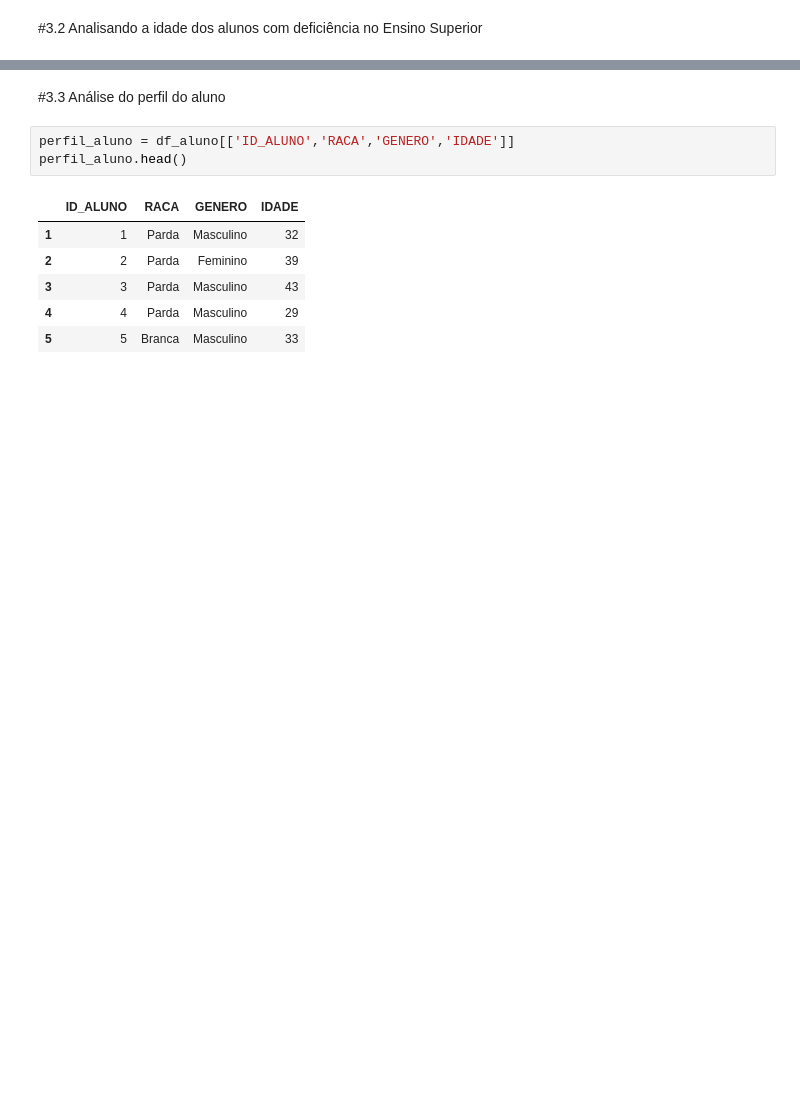
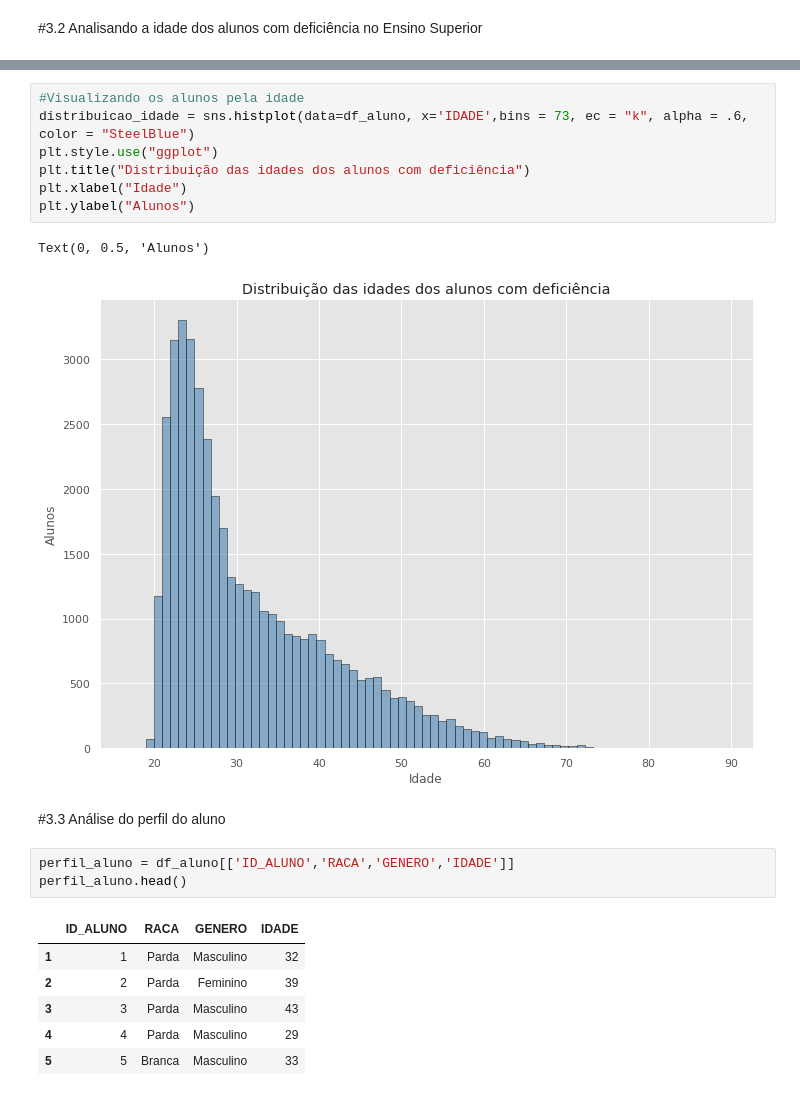
Before and after one commit to roxacarv/edulearn, a Jupyter notebook: Edulearn.ipynb, the cells around one changed output, grey strips where cells are left out. Drawn from its saved outputs; the diff is of its cells as text; blank space fills up the shorter version.

```diff
--- a/Edulearn.ipynb
+++ b/Edulearn.ipynb
@@ -751,3 +766,13 @@ plt.show()
+# %%
+#Visualizando os alunos pela idade
+distribuicao_idade = sns.histplot(data=df_aluno, x='IDADE',bins = 73, ec = "k", alpha = .6, color = "SteelBlue")
+plt.style.use("ggplot")
+plt.title("Distribuição das idades dos alunos com deficiência")
+plt.xlabel("Idade")
+plt.ylabel("Alunos")
+# %% [output]
+Text(0, 0.5, 'Alunos')
+[figure, added]
 # %% [markdown]
 #3.3 Análise do perfil do aluno
 # %%
```
Also changed, not shown: parts of 24 cells of this notebook.
